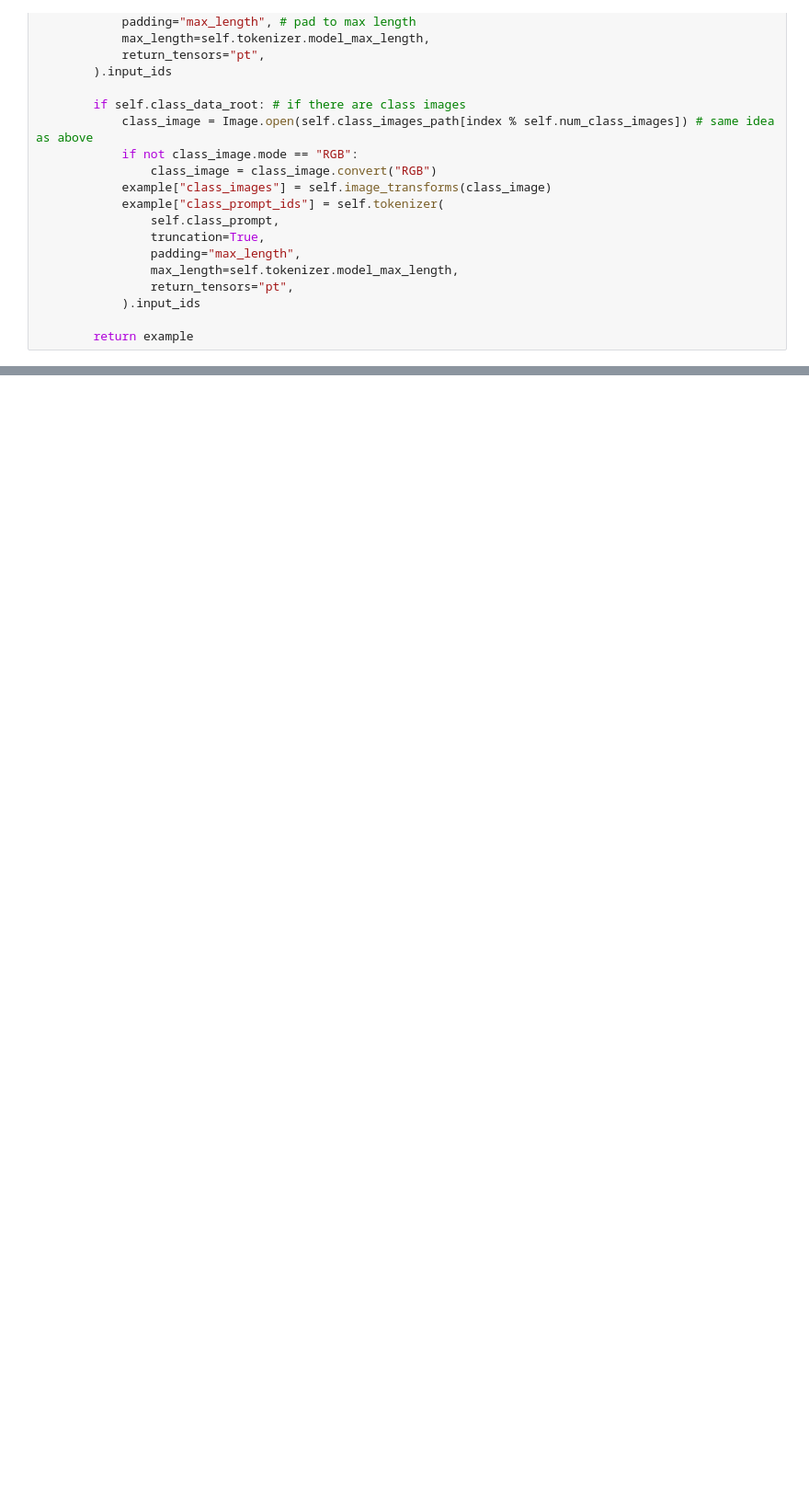
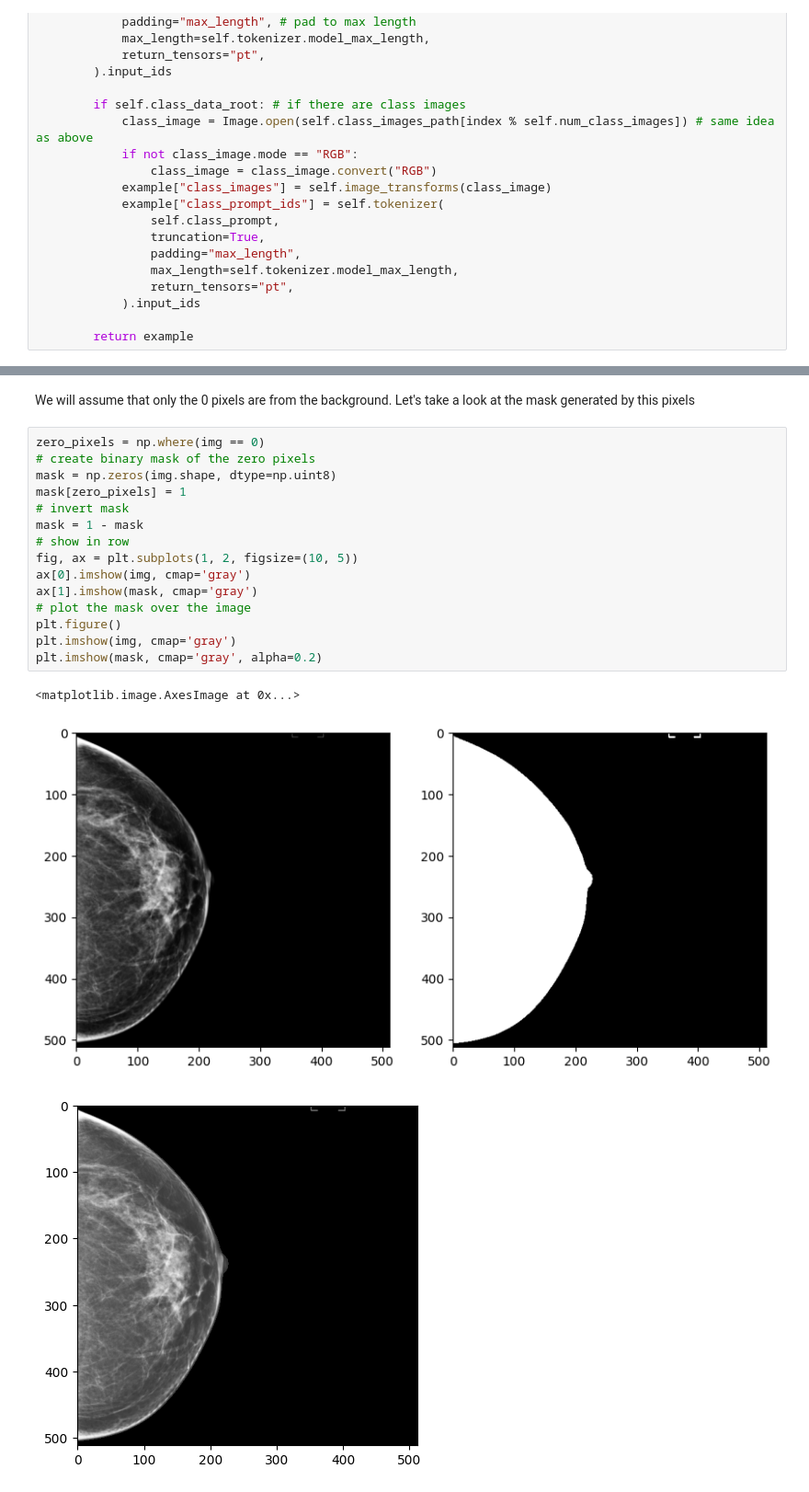
Before and after one commit to Likalto4/diffusion-models_master, a Jupyter notebook: dataset_analysis/prompt_generation/prompt_brainstorming.ipynb, the cells around one changed output, grey strips where cells are left out. Shown at 92% size. Drawn from its saved outputs; the diff is of its cells as text; blank space fills up the shorter version.

```diff
--- a/dataset_analysis/prompt_generation/prompt_brainstorming.ipynb
+++ b/dataset_analysis/prompt_generation/prompt_brainstorming.ipynb
@@ -306,0 +335,21 @@ class DreamBoothDataset(Dataset):
+# %% [markdown]
+We will assume that only the 0 pixels are from the background. Let's take a look at the mask generated by this pixels
+# %%
+zero_pixels = np.where(img == 0)
+# create binary mask of the zero pixels
+mask = np.zeros(img.shape, dtype=np.uint8)
+mask[zero_pixels] = 1
+# invert mask
+mask = 1 - mask
+# show in row
+fig, ax = plt.subplots(1, 2, figsize=(10, 5))
+ax[0].imshow(img, cmap='gray')
+ax[1].imshow(mask, cmap='gray')
+# plot the mask over the image
+plt.figure()
+plt.imshow(img, cmap='gray')
+plt.imshow(mask, cmap='gray', alpha=0.2)
+# %% [output]
+<matplotlib.image.AxesImage at 0x...>
+[figure, added]
+[figure, added]
```
Also changed, not shown: parts of 13 cells of this notebook, 1 other file.
